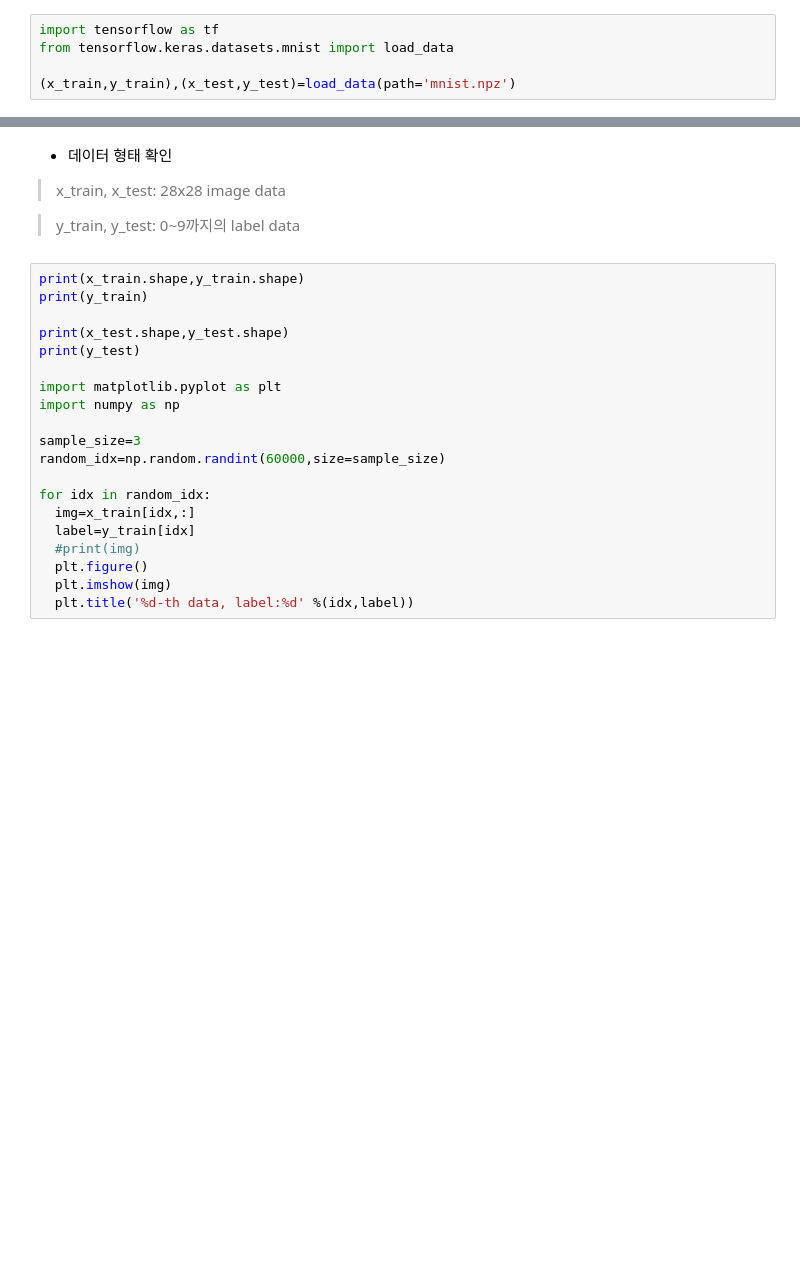
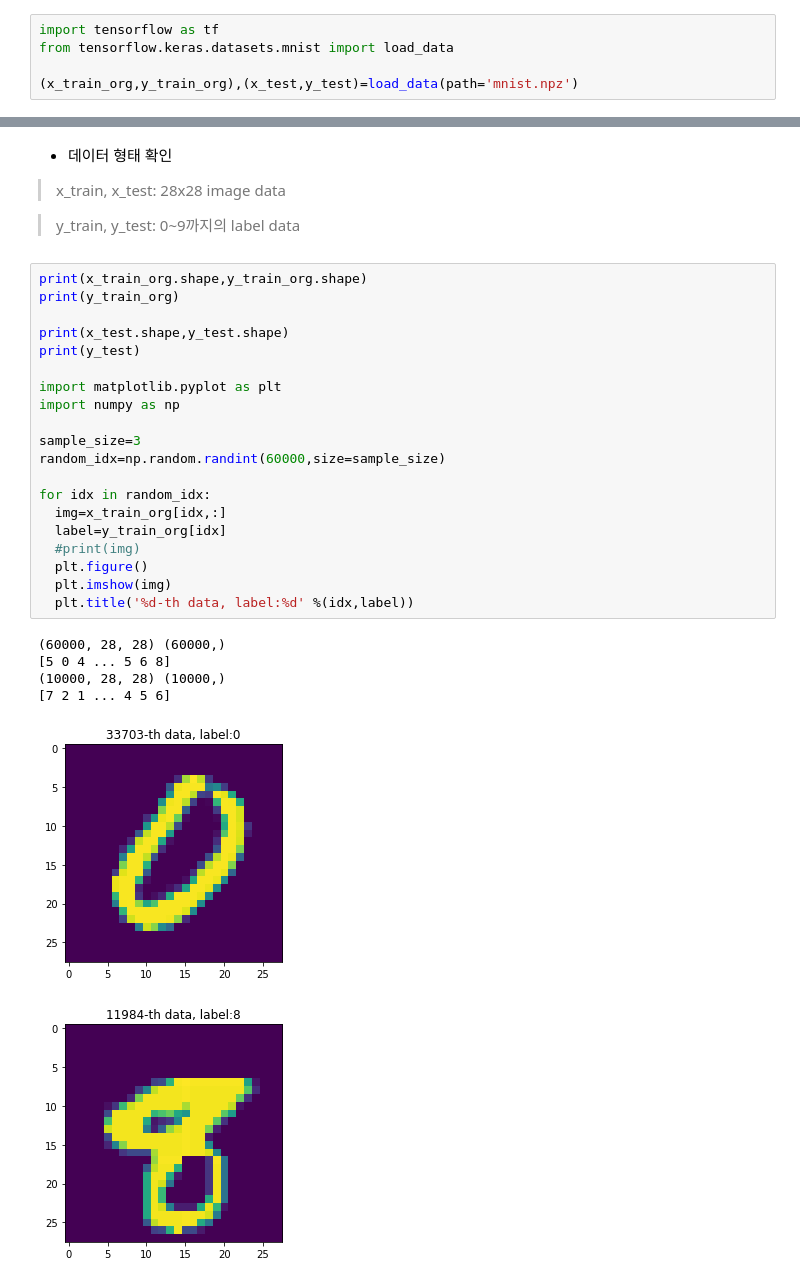
Before and after one commit to shyookml/fdl, a Jupyter notebook: mnist.ipynb, the cells around one changed output, grey strips where cells are left out. Saved outputs shown, nothing was run; the diff lists cells and outputs as text; blank space fills up the shorter version.

```diff
--- a/mnist.ipynb
+++ b/mnist.ipynb
@@ -11,4 +11,4 @@ MNIS data 가지고 놀기
 import tensorflow as tf
 from tensorflow.keras.datasets.mnist import load_data
 
-(x_train,y_train),(x_test,y_test)=load_data(path='mnist.npz')
+(x_train_org,y_train_org),(x_test,y_test)=load_data(path='mnist.npz')
@@ -25,22 +21,29 @@ Downloading data from https://storage.googleapis.com/tensorflow/tf-keras-dataset
 
   > y_train, y_test: 0~9까지의 label data
 # %%
-print(x_train.shape,y_train.shape)
-print(y_train)
+print(x_train_org.shape,y_train_org.shape)
+print(y_train_org)
 
 print(x_test.shape,y_test.shape)
 print(y_test)
 
 import matplotlib.pyplot as plt
 import numpy as np
 
 sample_size=3
 random_idx=np.random.randint(60000,size=sample_size)
 
 for idx in random_idx:
-  img=x_train[idx,:]
-  label=y_train[idx]
+  img=x_train_org[idx,:]
+  label=y_train_org[idx]
   #print(img)
   plt.figure()
   plt.imshow(img)
   plt.title('%d-th data, label:%d' %(idx,label))
+# %% [output]
+(60000, 28, 28) (60000,)
+[5 0 4 ... 5 6 8]
+(10000, 28, 28) (10000,)
+[7 2 1 ... 4 5 6]
+[figure, added]
+[figure, added]
```
Also changed, not shown: parts of 20 cells of this notebook.
